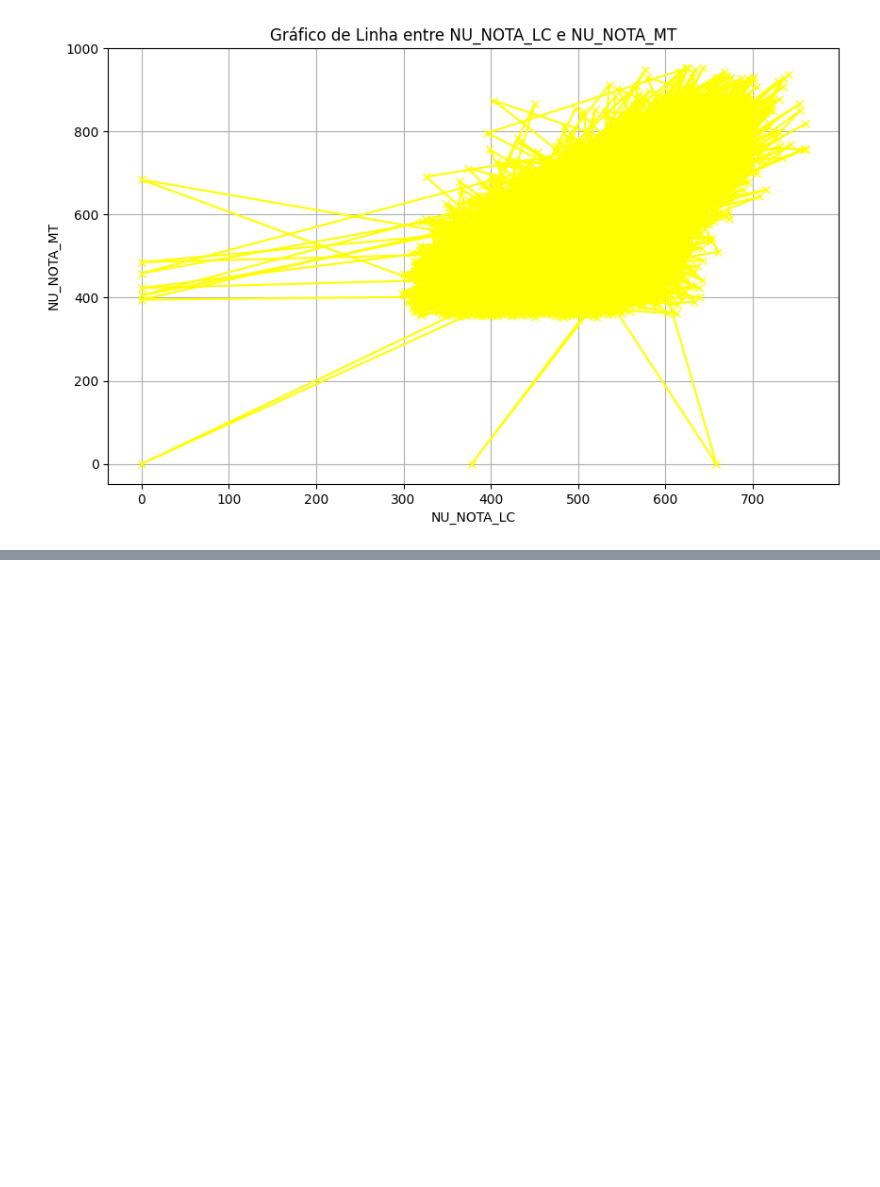
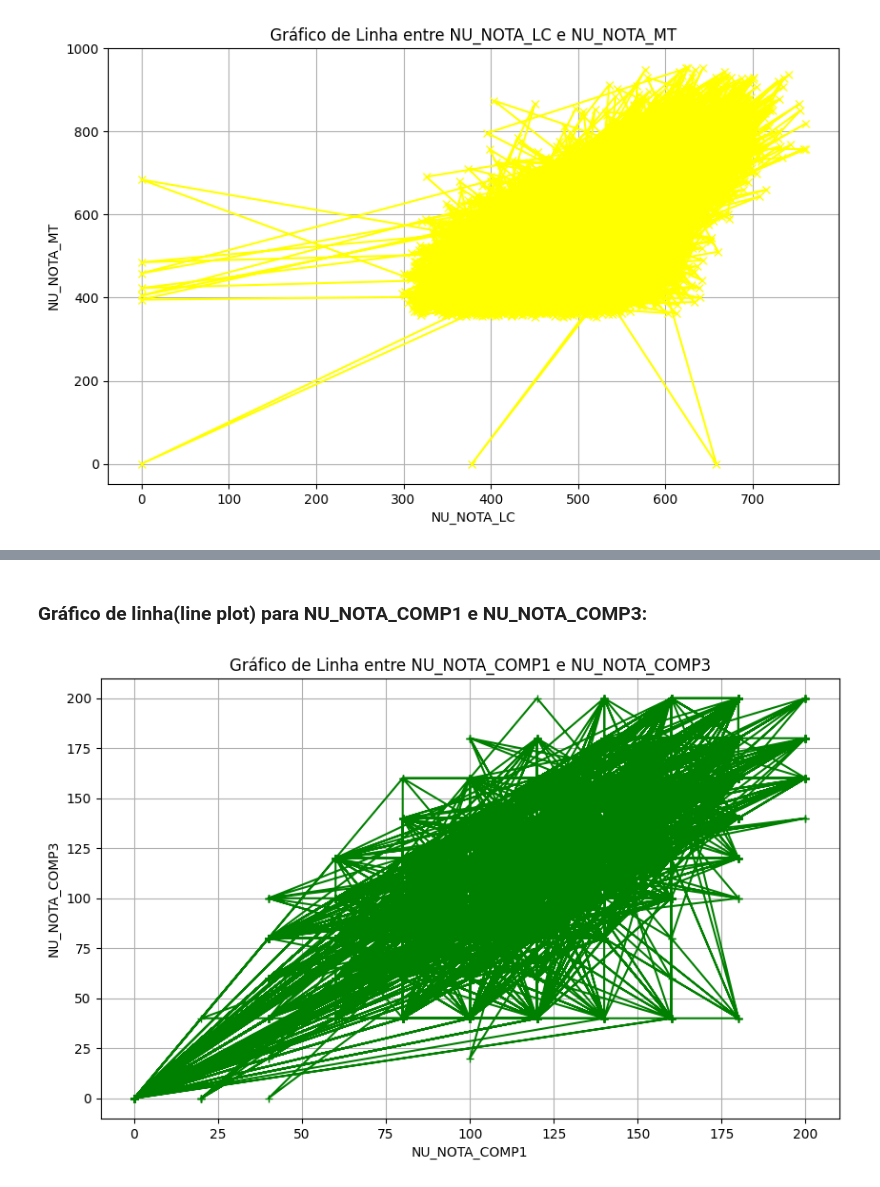
Before and after one commit to VivianeSouza923/Data-Analysis-Practices, a Jupyter notebook: ENEM_2021_Análise_Estatística_Descritiva_e_Visualização_de_Dados.ipynb, the cells around one changed output, grey strips where cells are left out. Cells and saved outputs as stored; diff of their text form; code cells hidden in the pictures; blank space fills up the shorter version.

```diff
--- a/ENEM_2021_Análise_Estatística_Descritiva_e_Visualização_de_Dados.ipynb
+++ b/ENEM_2021_Análise_Estatística_Descritiva_e_Visualização_de_Dados.ipynb
@@ -1171,0 +1185,19 @@ plt.show()
+# %% [markdown]
+
+### Gráfico de linha(line plot) para NU_NOTA_COMP1 e NU_NOTA_COMP3:
+# %%
+plt.figure(figsize=(10, 6))
+
+df_clean = df.dropna(subset=['NU_NOTA_COMP1', 'NU_NOTA_COMP3'])
+
+plt.plot(df_clean['NU_NOTA_COMP1'], df_clean['NU_NOTA_COMP3'], marker='+', color='green')
+plt.xlabel('NU_NOTA_COMP1')
+plt.ylabel('NU_NOTA_COMP3')
+
+plt.title(label='Gráfico de Linha entre NU_NOTA_COMP1 e NU_NOTA_COMP3')
+
+plt.grid(True)  # Adiciona grade ao gráfico
+
+plt.show()
+# %% [output]
+[figure, added]
```
Also changed, not shown: parts of 19 cells of this notebook.
